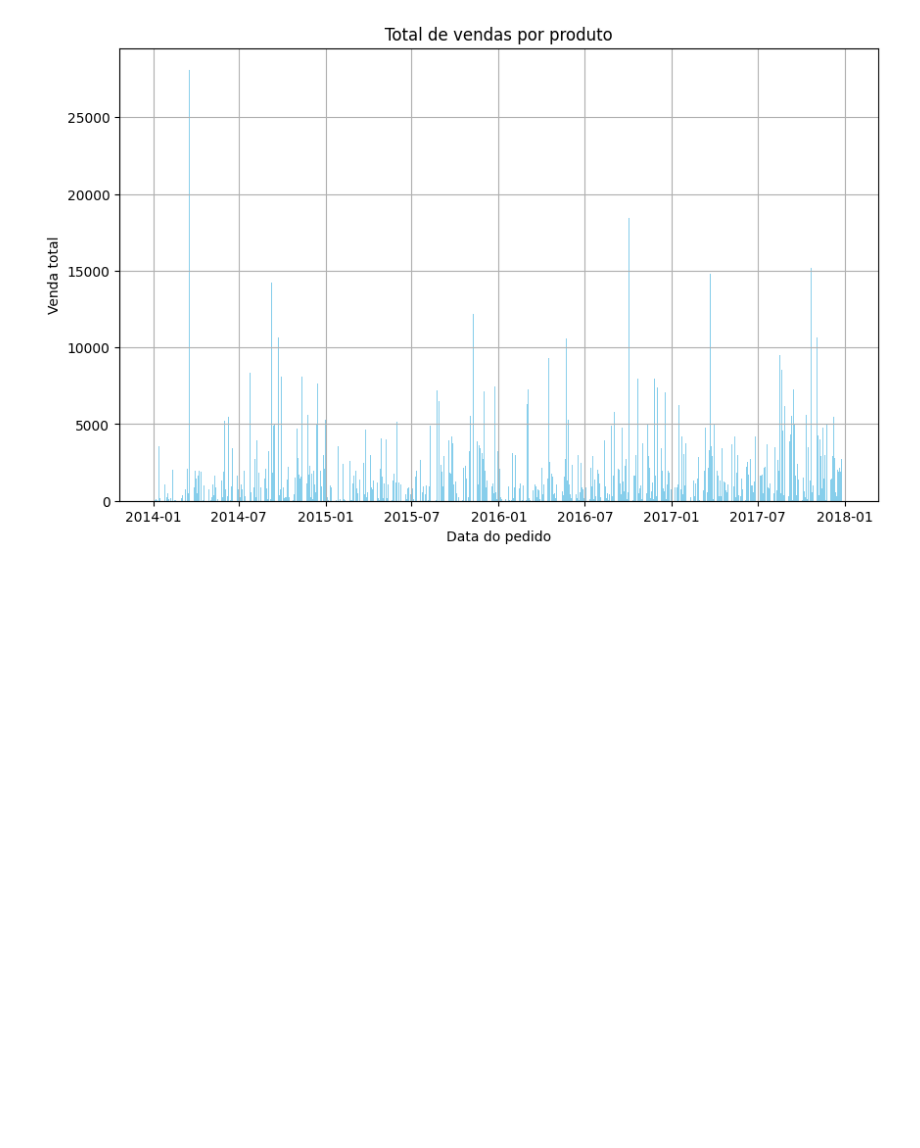
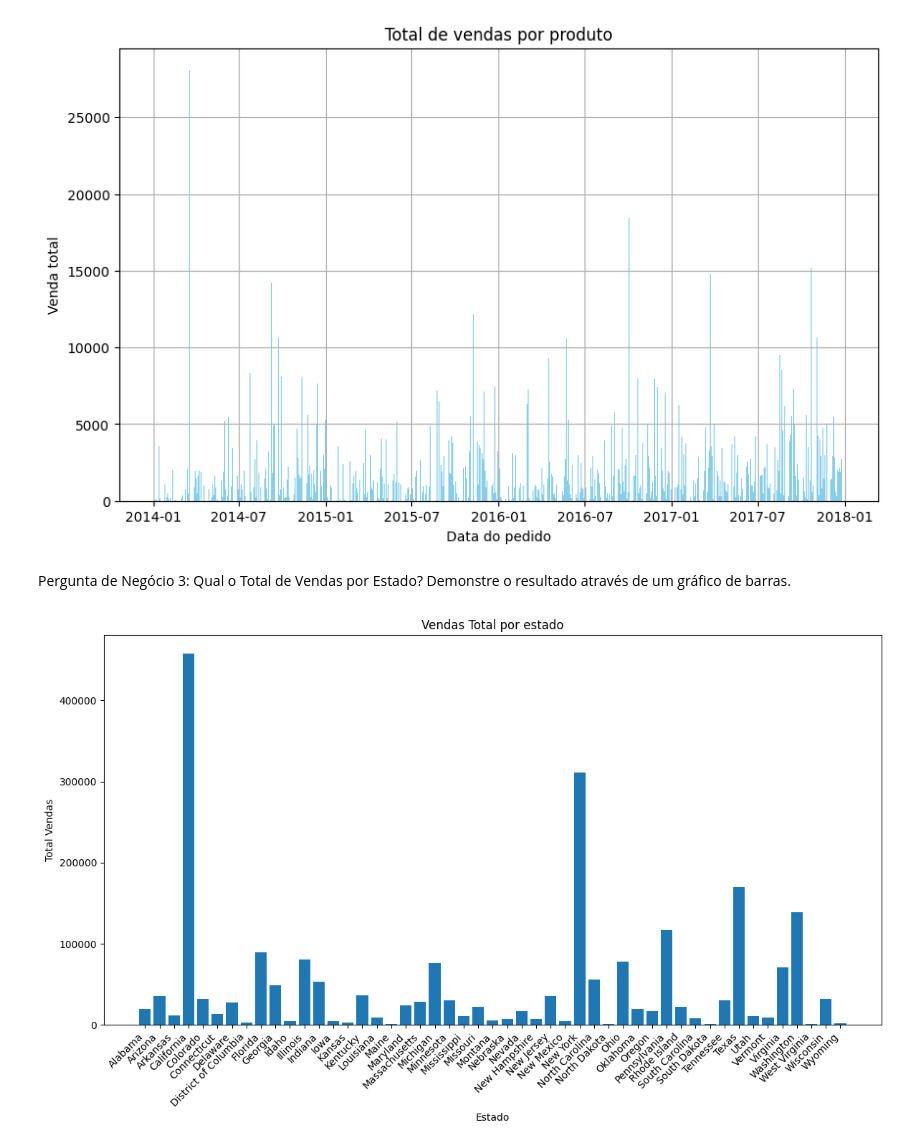
Before and after one commit to gustavoofarias/Fundamentos-de-Linguagem-Python-Para-An-lise-de-Dados-e-Data-Science, a Jupyter notebook: Projeto2.ipynb, the cells around one changed output. Drawn from its saved outputs; the diff is of its cells as text; code cells hidden in the pictures; blank space fills up the shorter version.

```diff
--- a/Projeto2.ipynb
+++ b/Projeto2.ipynb
@@ -104,3 +104,31 @@ plt.show
 # %% [output]
 <function matplotlib.pyplot.show(close=None, block=None)>
 [figure]
+# %% [markdown]
+Pergunta de Negócio 3:
+Qual o Total de Vendas por Estado?
+Demonstre o resultado através de um gráfico de barras.
+# %%
+# Consulta
+
+query3 = "SELECT State, SUM(Sales) as [Total Vendas] FROM tabela_excel GROUP BY State "
+
+# Executar a consulta SQL
+resultado3 = pd.read_sql_query(query3, conn)
+
+# Plotando o Gráfico
+
+plt.figure(figsize=(14,8))
+plt.bar(resultado3['State'], resultado3['Total Vendas'])
+
+# Colocando Titulo e legenda
+plt.title('Vendas Total por estado')
+plt.xlabel('Estado')
+plt.ylabel('Total Vendas')
+# Ajustando o Gráfico
+
+plt.xticks(rotation=45, ha='right')
+plt.subplots_adjust(bottom=0.2)
+plt.show()
+# %% [output]
+[figure, added]
```
